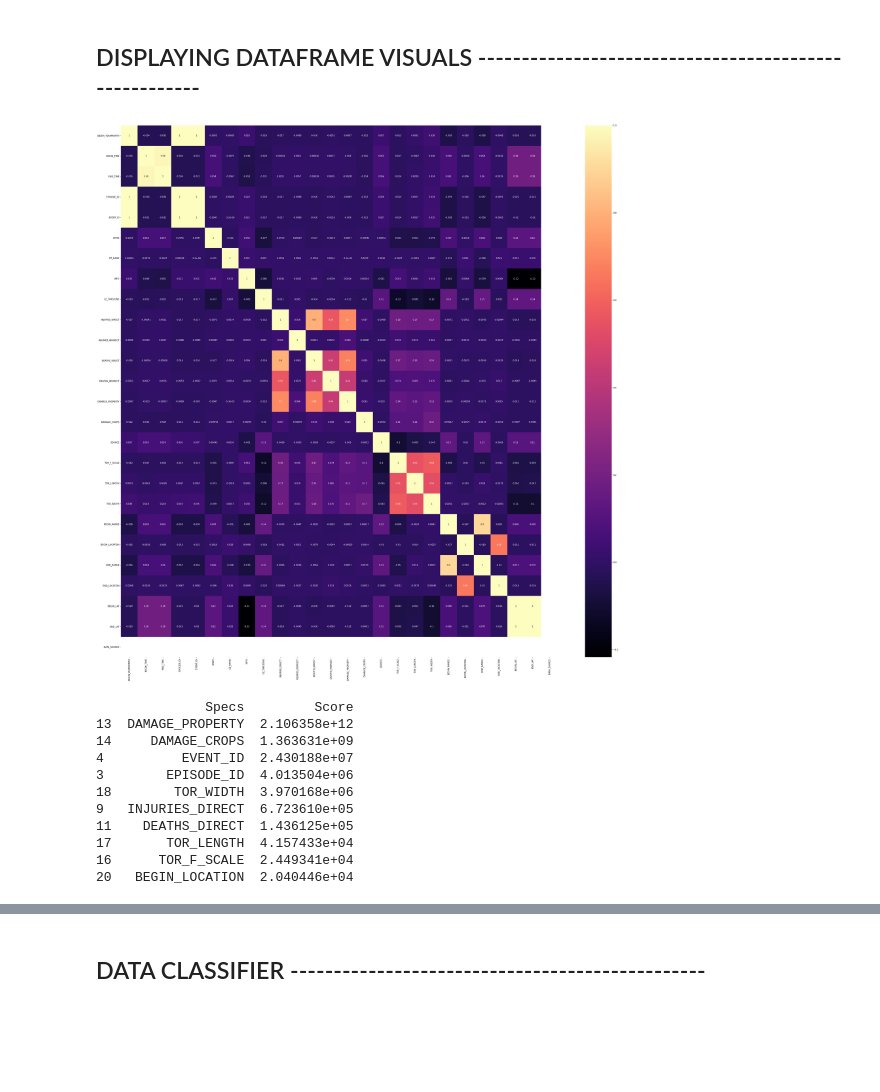
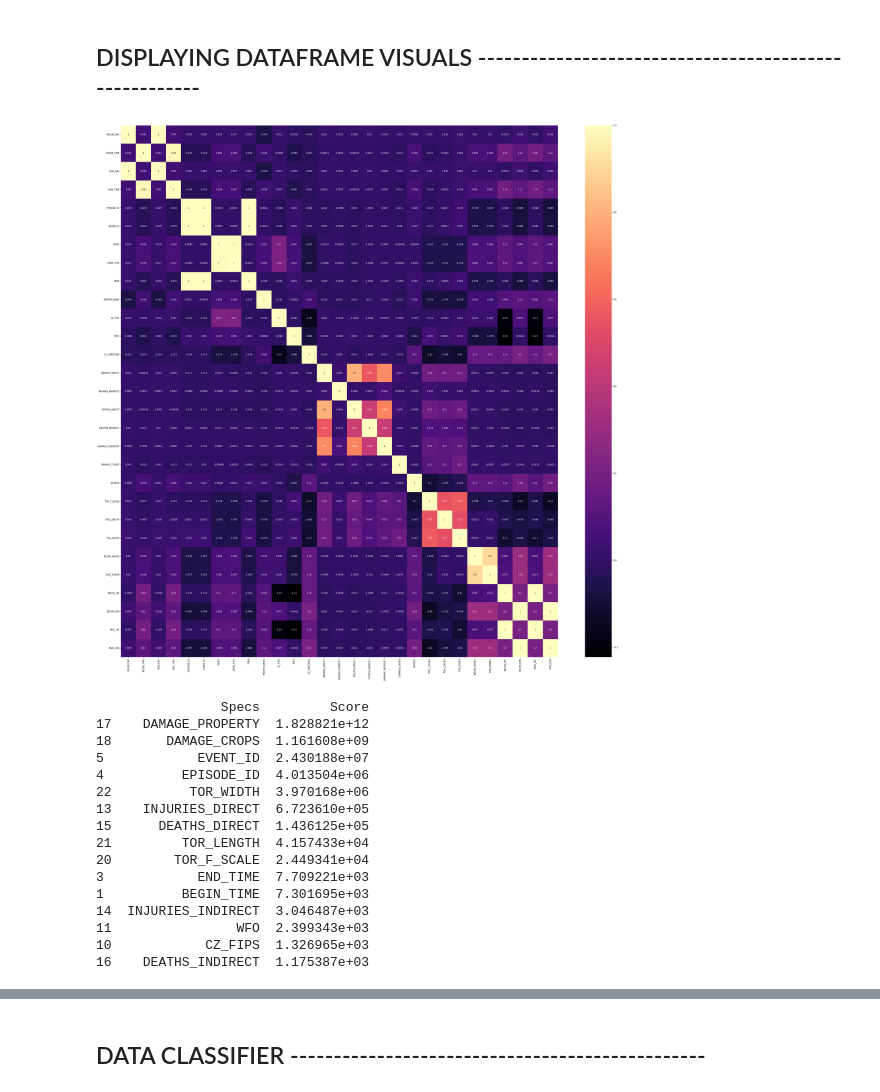
Before and after one commit to DorisSanchez-Velasquez/NaturalDisasterReport, a Jupyter notebook: main.ipynb, the cells around one changed output, grey strips where cells are left out. Cells and saved outputs as stored; diff of their text form; code cells hidden in the pictures; blank space fills up the shorter version.

Commit message:
Added new visualizations to test distribution and look over relationship between target to correlated features

```diff
--- a/main.ipynb
+++ b/main.ipynb
@@ -105,7 +106,7 @@ DATA_SOURCE : {Count =  0 , Percent =  0.0 }
 #Dropping Columns with irrelevant and repetitive information relating to tornadoes and their magnitude/frequency
 irrelevant_cols = ['BEGIN_AZIMUTH', 'END_AZIMUTH', 'BEGIN_LOCATION', 'END_LOCATION', 'CZ_NAME',
                     'BEGIN_YEARMONTH', 'END_YEARMONTH', 'EVENT_NARRATIVE', 'EPISODE_NARRATIVE',
-                    'BEGIN_DATE_TIME', 'END_DATE_TIME']
+                    'BEGIN_DATE_TIME', 'END_DATE_TIME', 'EVENT_TYPE', 'CZ_TYPE', 'DATA_SOURCE']
 disaster_df = disaster_df.drop(columns= irrelevant_cols)
 # %% [markdown]
 ### Transformations
@@ -161,12 +162,13 @@ disaster_df['TOR_F_SCALE'] = disaster_df['TOR_F_SCALE'].astype('int') #Convertin
 labelEncode = prep.LabelEncoder()
 disaster_df['STATE'] = labelEncode.fit_transform(disaster_df['STATE'])
 disaster_df['MONTH_NAME'] = labelEncode.fit_transform(disaster_df['MONTH_NAME'])
-disaster_df['EVENT_TYPE'] = labelEncode.fit_transform(disaster_df['EVENT_TYPE'])
-disaster_df['CZ_TYPE'] = labelEncode.fit_transform(disaster_df['CZ_TYPE'])
 disaster_df['WFO'] = labelEncode.fit_transform(disaster_df['WFO'])
 disaster_df['CZ_TIMEZONE'] = labelEncode.fit_transform(disaster_df['CZ_TIMEZONE'])
 disaster_df['SOURCE'] = labelEncode.fit_transform(disaster_df['SOURCE'])
-disaster_df['DATA_SOURCE'] = labelEncode.fit_transform(disaster_df['DATA_SOURCE'])
+# %%
+#Converting all values measuring longitude and latititue into positive values to prepare for correlation matrix
+disaster_df['BEGIN_LON'] = abs(disaster_df['BEGIN_LON'])
+disaster_df['END_LON'] = abs(disaster_df['END_LON'])
 # %% [markdown]
 ### Missing Values And Outliers
 # %%
@@ -186,31 +231,24 @@ temp_df.apply(lambda iterator: ((iterator - iterator.mean())/iterator.std()).rou
 # %% [markdown]
 ## DISPLAYING DATAFRAME VISUALS ------------------------------------------------------
 # %%
-import pandas as pd
-import numpy as np
-import seaborn as sns
-import matplotlib.pyplot as plt
-
-
-
-X = temp_df.iloc[:,0:37]
-y = temp_df['TOR_F_SCALE']
+X = disaster_df.iloc[:,0:30]
+y = disaster_df['TOR_F_SCALE']
 #get correlations of each features in dataset
-corrmat = temp_df.corr()
+corrmat = disaster_df.corr()
 top_corr_features = corrmat.index
 plt.figure(figsize=(45,45))
 #plot heat map
-g=sns.heatmap(temp_df[top_corr_features].corr(),annot=True,cmap="magma")
+g=sns.heatmap(disaster_df[top_corr_features].corr(),annot=True,cmap="magma")
 # %% [output]
-[figure, old version]
+[figure, new version]
 # %%
 
 from sklearn.feature_selection import SelectKBest
 from sklearn.feature_selection import chi2
 
 #Columns
-X = temp_df.iloc[:, 0:30]
-y = temp_df['TOR_F_SCALE']
+X = disaster_df.iloc[:, 0:34]
+y = disaster_df['TOR_F_SCALE']
 
 #apply SelectKBest class to extract top 10 best features
 bestfeatures = SelectKBest(score_func=chi2, k=10)
@@ -220,17 +258,22 @@ dfcolumns = pd.DataFrame(X.columns)
 #concat two dataframes for better visualization
 featureScores = pd.concat([dfcolumns,dfscores],axis=1)
 featureScores.columns = ['Specs','Score']  #naming the dataframe columns
-print(featureScores.nlargest(10,'Score'))  #print 10 best features
+print(featureScores.nlargest(15,'Score'))  #print 10 best features
 # %% [output]
-              Specs         Score
-13  DAMAGE_PROPERTY  2.106358e+12
-14     DAMAGE_CROPS  1.363631e+09
-4          EVENT_ID  2.430188e+07
-3        EPISODE_ID  4.013504e+06
-18        TOR_WIDTH  3.970168e+06
-9   INJURIES_DIRECT  6.723610e+05
-11    DEATHS_DIRECT  1.436125e+05
-17       TOR_LENGTH  4.157433e+04
-16      TOR_F_SCALE  2.449341e+04
-20   BEGIN_LOCATION  2.040446e+04
+                Specs         Score
+17    DAMAGE_PROPERTY  1.828821e+12
+18       DAMAGE_CROPS  1.161608e+09
+5            EVENT_ID  2.430188e+07
+4          EPISODE_ID  4.013504e+06
+22          TOR_WIDTH  3.970168e+06
+13    INJURIES_DIRECT  6.723610e+05
+15      DEATHS_DIRECT  1.436125e+05
+21         TOR_LENGTH  4.157433e+04
+20        TOR_F_SCALE  2.449341e+04
+3            END_TIME  7.709221e+03
+1          BEGIN_TIME  7.301695e+03
+14  INJURIES_INDIRECT  3.046487e+03
+11                WFO  2.399343e+03
+10            CZ_FIPS  1.326965e+03
+16    DEATHS_INDIRECT  1.175387e+03
 # %%
```
Also changed, not shown: parts of 11 cells of this notebook.
